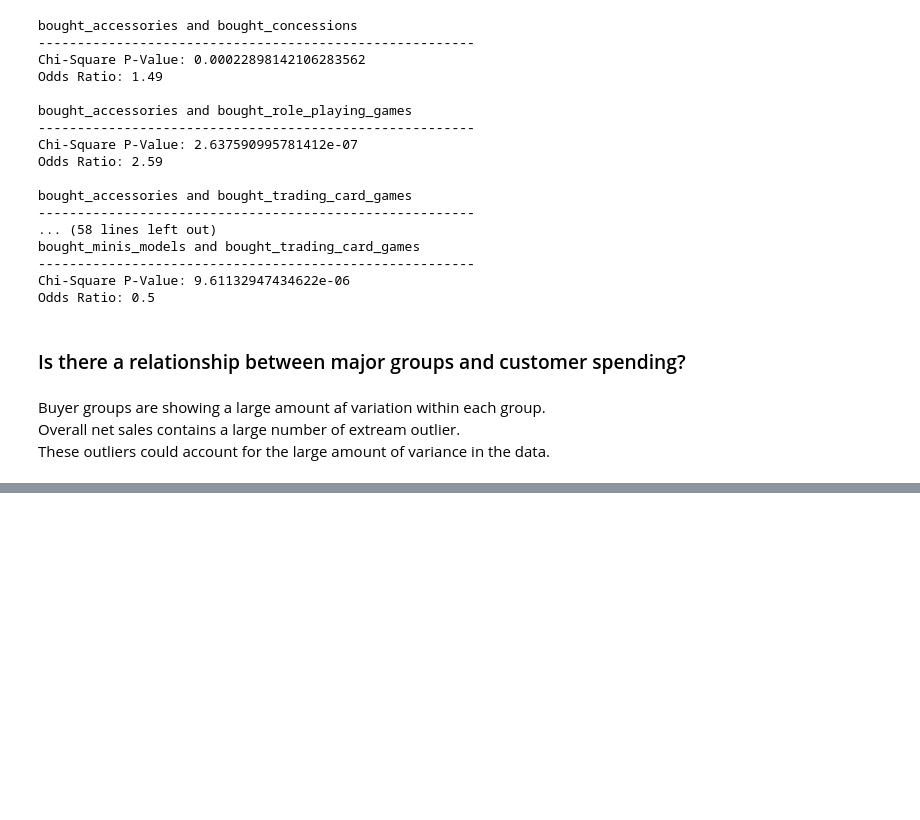
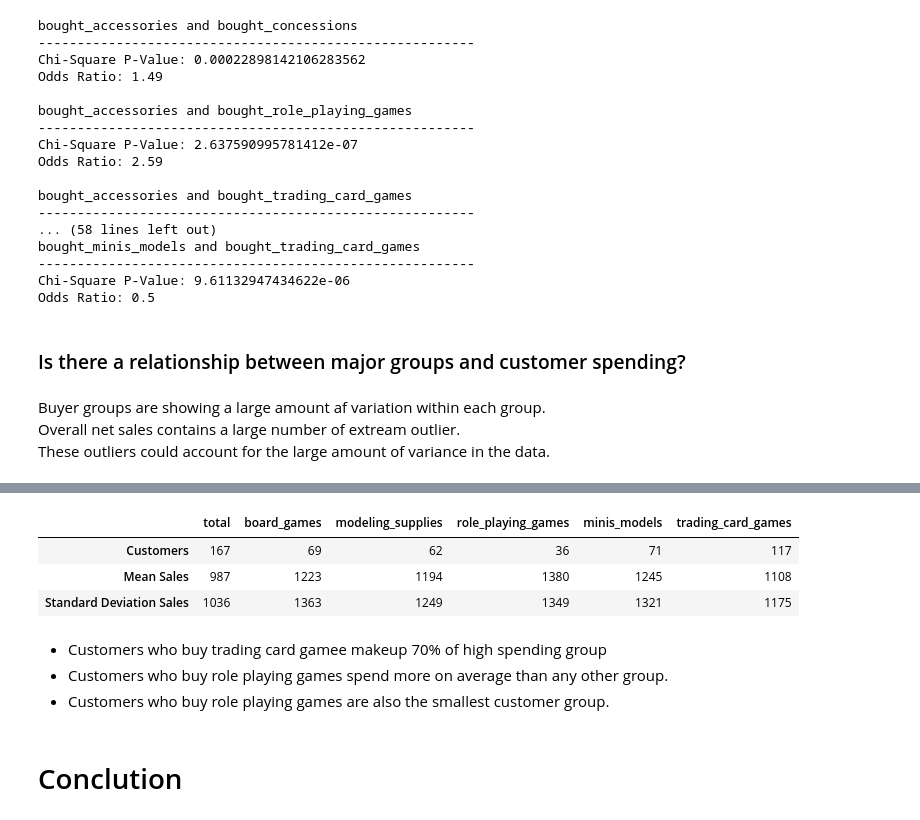
Before and after one commit to Johndsalas/customer_interest_analysis, a Jupyter notebook: exploration.ipynb, the cells around one changed output, grey strips where cells are left out. Cells and saved outputs as stored; diff of their text form; code cells hidden in the pictures; blank space fills up the shorter version.

```diff
--- a/exploration.ipynb
+++ b/exploration.ipynb
@@ -626,0 +271,13 @@ for col in cols:
+# %%
+ep.get_major_sales(df_high)
+# %% [output]
+|  | total | board_games | modeling_supplies | role_playing_games | minis_models | trading_card_games |
+| Customers | 167 | 69 | 62 | 36 | 71 | 117 |
+| Mean Sales | 987 | 1223 | 1194 | 1380 | 1245 | 1108 |
+| Standard Deviation Sales | 1036 | 1363 | 1249 | 1349 | 1321 | 1175 |
+# %% [markdown]
+* Customers who buy trading card gamee makeup 70% of high spending group
+* Customers who buy role playing games spend more on average than any other group.
+* Customers who buy role playing games are also the smallest customer group.
+# %% [markdown]
+# Conclution
```
Also changed, not shown: parts of 91 cells of this notebook.
